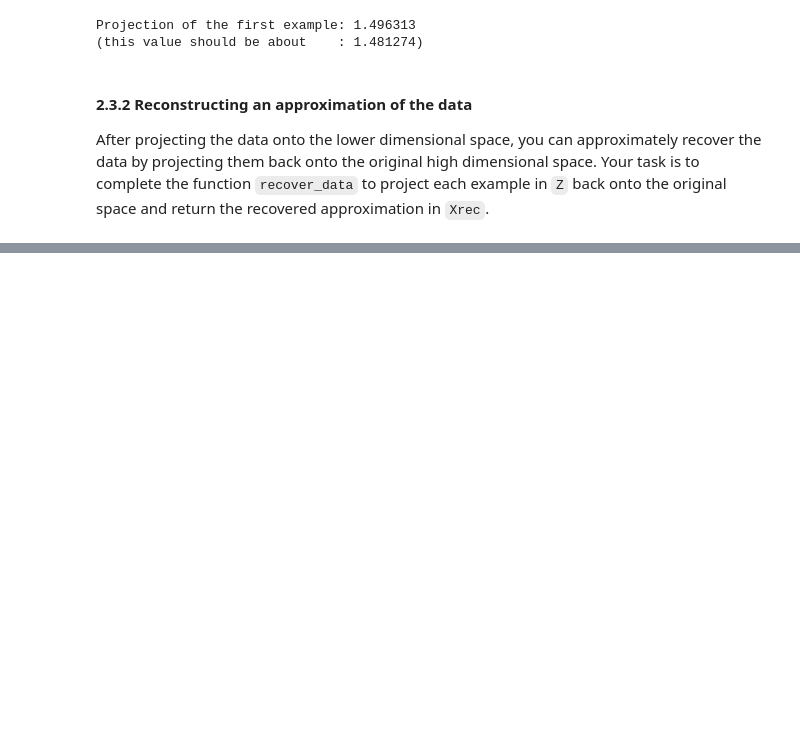
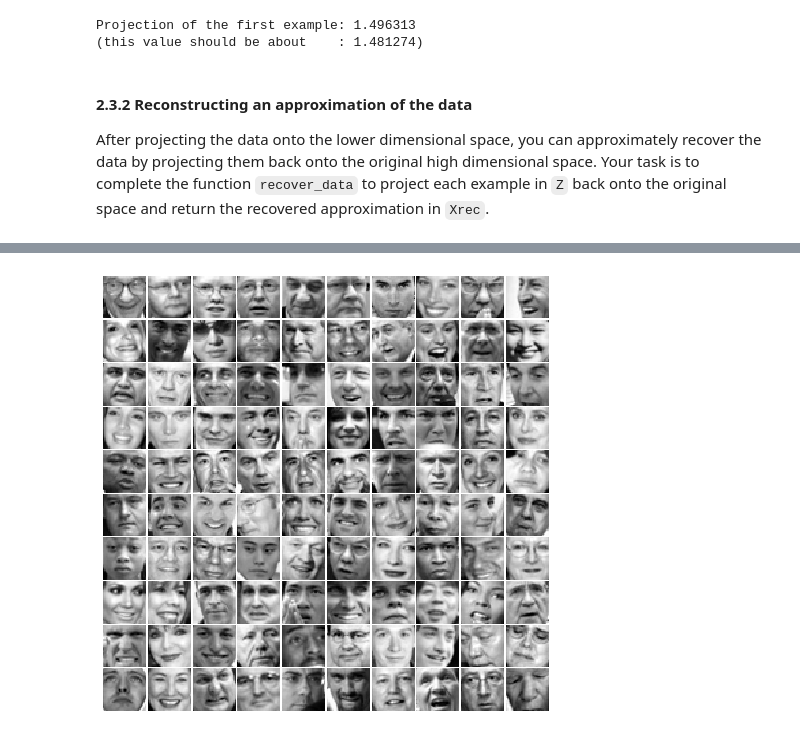
Before and after one commit to SoroushGhaderi/Machine_Learning_Andrew_Ng_exercises_with_Python, a Jupyter notebook: K-means and PCA/K-means and PCA.ipynb, the cells around one changed output, grey strips where cells are left out. Drawn from its saved outputs; the diff is of its cells as text; code cells hidden in the pictures; blank space fills up the shorter version.

```diff
--- a/K-means and PCA/K-means and PCA.ipynb
+++ b/K-means and PCA/K-means and PCA.ipynb
@@ -780,0 +852,9 @@ In the figure above, the original data points are indicated with the blue circle
+# %%
+# Load Face dataset
+data = loadmat("Data/ex7faces.mat")
+X = data['X']
+
+#  Display the first 100 faces in the dataset
+display_data(X[:100, :], figsize=(8, 8))
+# %% [output]
+[figure, added]
```
Also changed, not shown: parts of 8 cells of this notebook.
